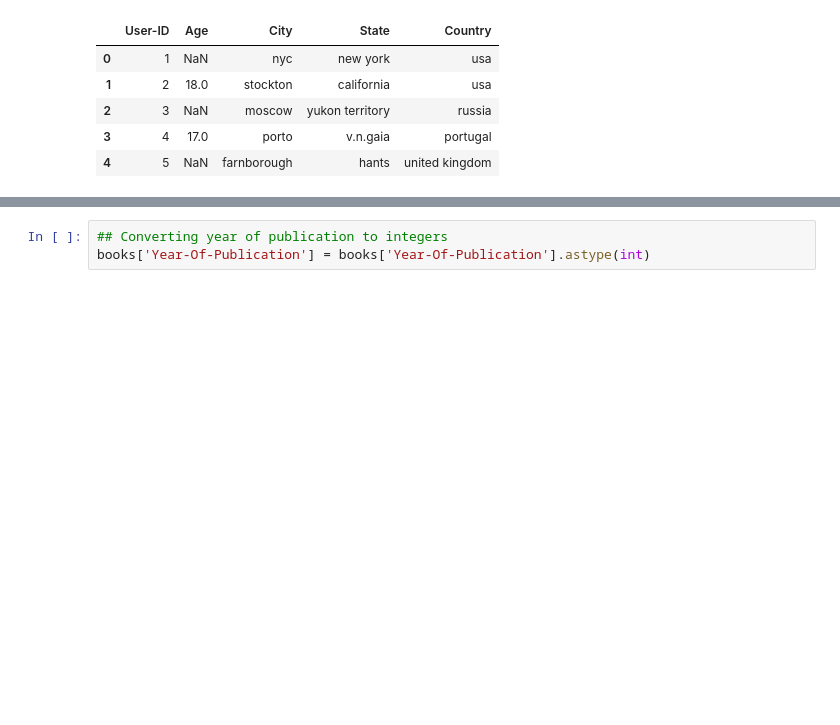
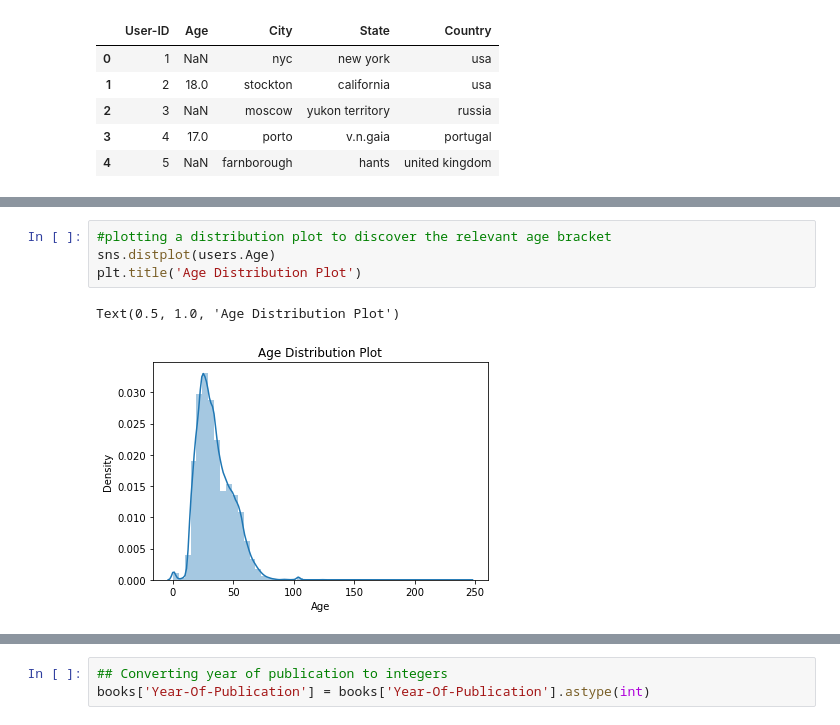
Before and after one commit to Azegele/Phase-5-Project, a Jupyter notebook: index.ipynb, the cells around one changed output, grey strips where cells are left out. Drawn from its saved outputs; the diff is of its cells as text; blank space fills up the shorter version.

```diff
--- a/index.ipynb
+++ b/index.ipynb
@@ -547,0 +581,7 @@ users.head()
+# %%
+#plotting a distribution plot to discover the relevant age bracket
+sns.distplot(users.Age)
+plt.title('Age Distribution Plot')
+# %% [output]
+Text(0.5, 1.0, 'Age Distribution Plot')
+[figure, added]
```
Also changed, not shown: parts of 33 cells of this notebook.
